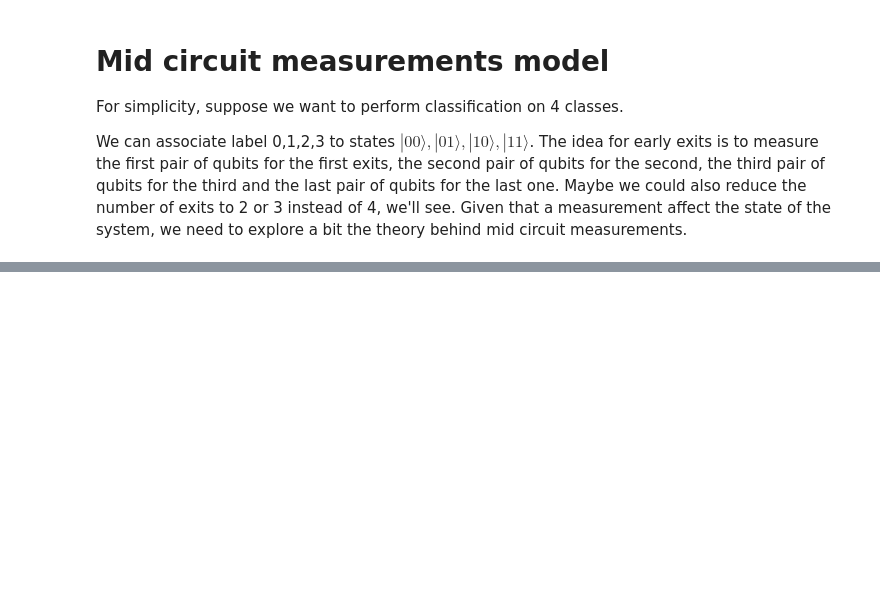
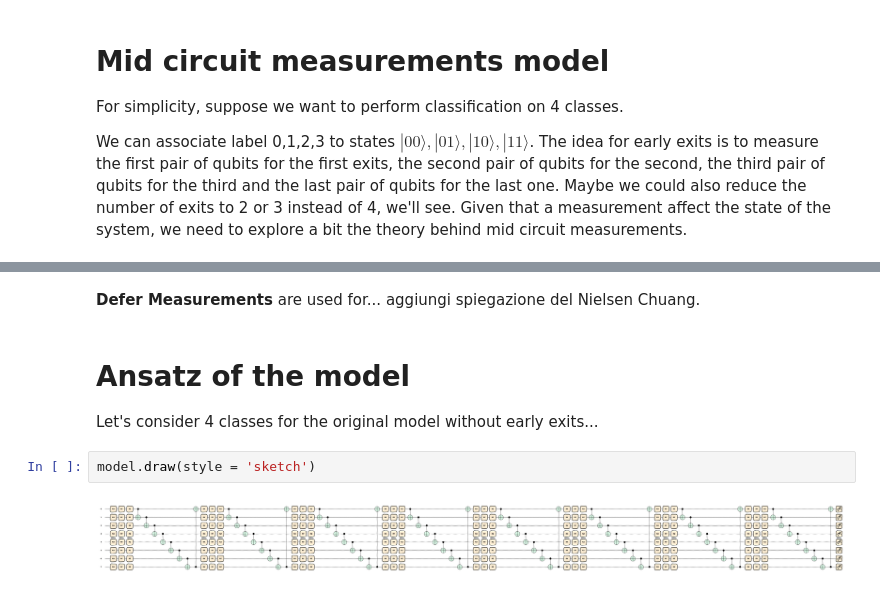
Before and after one commit to JackVittori/QML-early_exit, a Jupyter notebook: mid-circuit-measurements.ipynb, the cells around one changed output, grey strips where cells are left out. Cells and saved outputs as stored; diff of their text form; blank space fills up the shorter version.

```diff
--- a/mid-circuit-measurements.ipynb
+++ b/mid-circuit-measurements.ipynb
@@ -279,0 +306,10 @@ Stopped at layer: None
+# %% [markdown]
+**Defer Measurements** are used for... aggiungi spiegazione del Nielsen Chuang.
+# %% [markdown]
+# Ansatz of the model
+
+Let's consider 4 classes for the original model without early exits...
+# %%
+model.draw(style = 'sketch')
+# %% [output]
+[figure, added]
```
Also changed, not shown: parts of 25 cells of this notebook, 1 other file.
